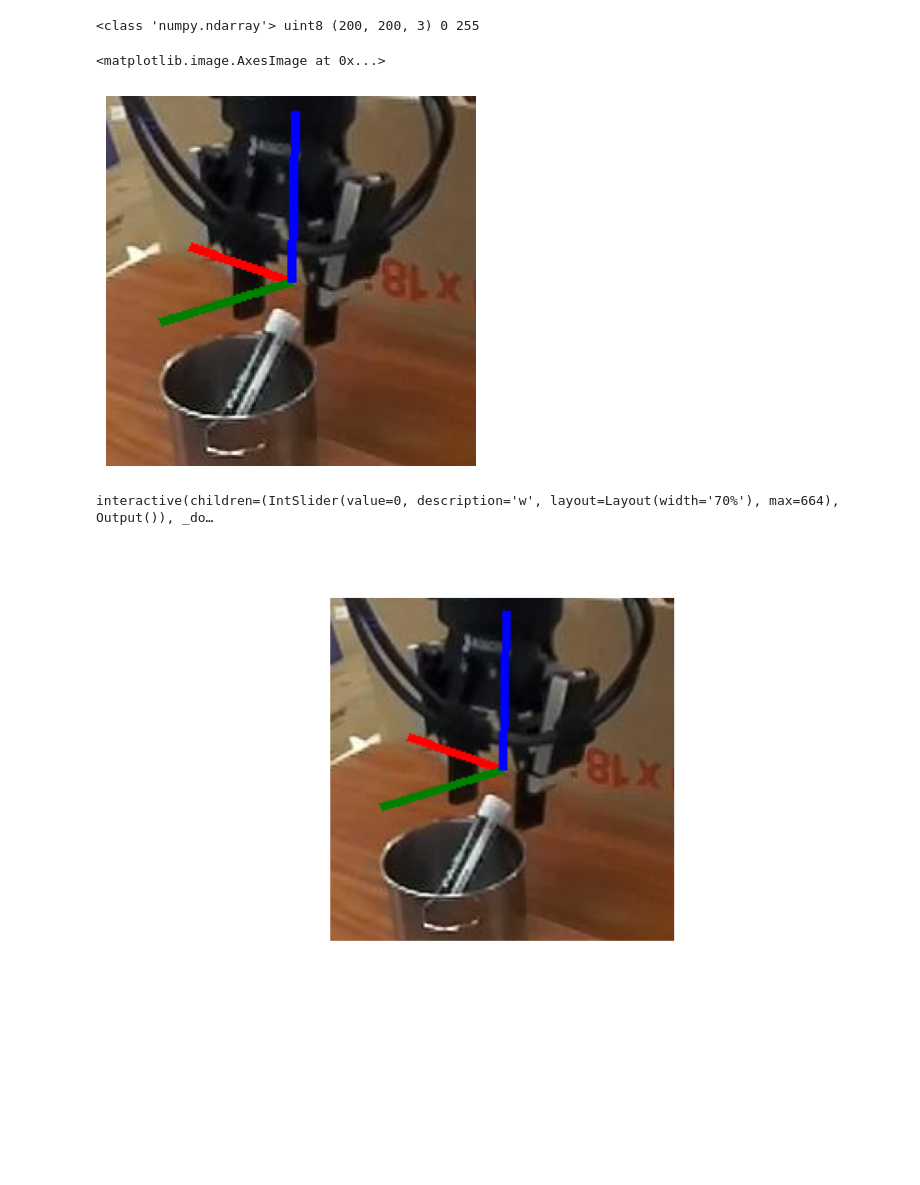
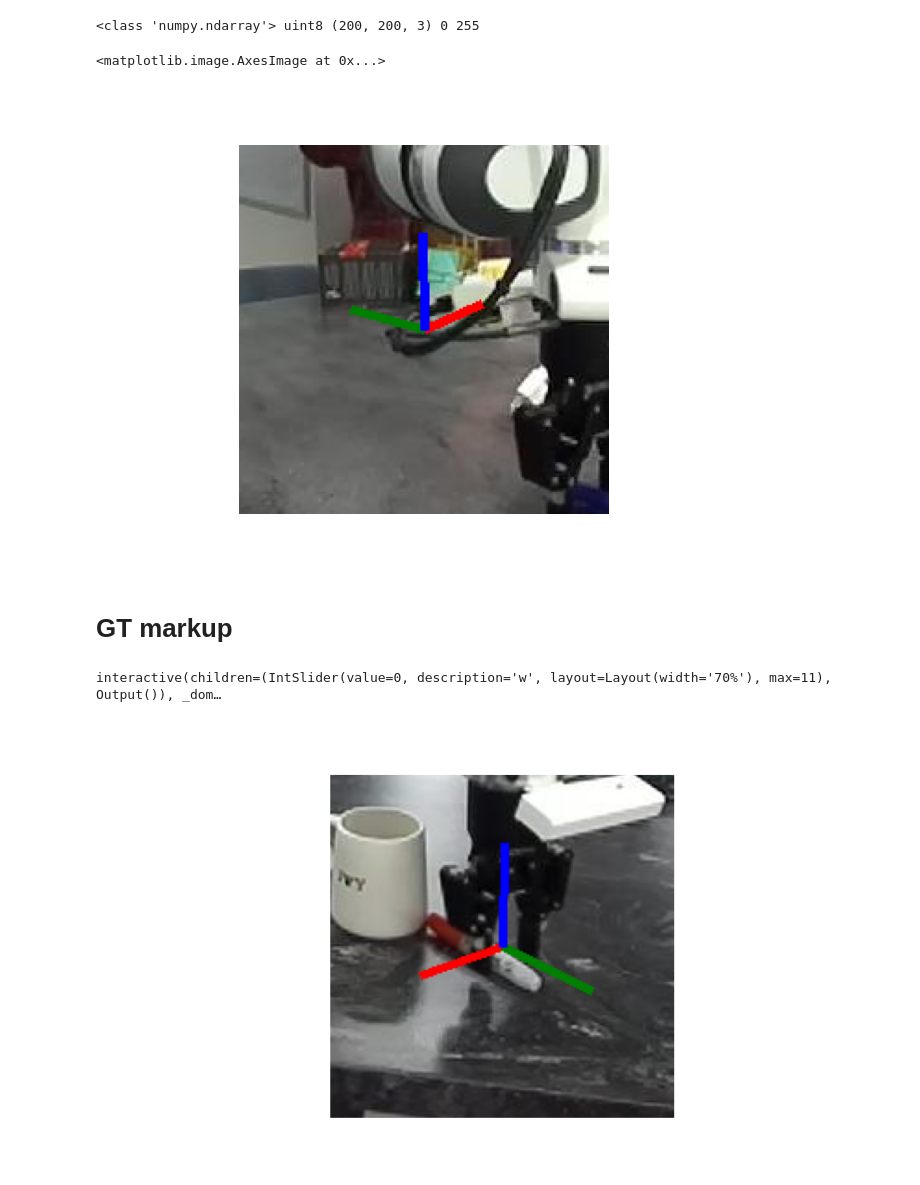
Before and after one commit to maximelianos/python-example-droid-dataset, a Jupyter notebook: test_real.ipynb, the cells around one changed output. Cells and saved outputs as stored; diff of their text form; code cells hidden in the pictures; blank space fills up the shorter version.

```diff
--- a/test_real.ipynb
+++ b/test_real.ipynb
@@ -108,0 +104,15 @@ Put the green object in the black bowl
+# %%
+total_transform, image, depth, caption = load_episode(10)
+print(caption)
+print(total_transform)
+imginfo(image)
+
+print("depth")
+imginfo(depth)
+
+figsize = (6, 6)
+fig, axs = plt.subplots(2, 1, figsize=figsize)
+axs[0].set_axis_off()
+axs[0].imshow(depth, cmap="Greys")
+axs[1].set_axis_off()
+axs[1].imshow(image)
@@ -109,5 +129,12 @@ Put the green object in the black bowl
 # %%
 from PIL import ImageDraw
+
+def pad_crop(image, x, y, w) -> np.ndarray:
+    _padded = np.pad(image, ((w, w), (w, w), (0, 0)))
+    x = int(x + w)
+    y = int(y + w)
+    crop = _padded[y - w: y + w, x - w: x + w, :]
+    return crop
 
 def show_pose(image, total_transform) -> np.ndarray:
     """
@@ -136,40 +163,38 @@ def show_pose(image, total_transform) -> np.ndarray:
     z = np.array([0, 0, dist])
 
     c = project(c, total_transform) # [x y]
     x = project(x, total_transform)
     y = project(y, total_transform)
     z = project(z, total_transform)
     # print("O", c)
     # print("X", x)
     # print("Y", y)
     # print("Z", z)
 
     im = Image.fromarray(image)
     draw = ImageDraw.Draw(im)
     draw.line((c[0], c[1], x[0], x[1]), fill="red", width=5)
     draw.line((c[0], c[1], y[0], y[1]), fill="green", width=5)
     draw.line((c[0], c[1], z[0], z[1]), fill="blue", width=5)
 
     # convert image back to numpy and crop
     # https://www.pythoninformer.com/python-libraries/numpy/image-operations/
 
-    array = np.asarray(im)
-    cropw = 100
-    _padded = np.pad(array, ((cropw, cropw), (cropw, cropw), (0, 0)))
-    _cx = int(c[0] + cropw)
-    _cy = int(c[1] + cropw)
-    crop = _padded[_cy - cropw: _cy + cropw, _cx - cropw: _cx + cropw, :]
+    pose_image = np.asarray(im)
+    crop = pad_crop(pose_image, c[0], c[1], 100)
     return crop
 
 plot = show_pose(image, total_transform)
 imginfo(plot)
 fig, ax = plt.subplots(1)
 ax.set_axis_off()
 ax.imshow(plot)
 # %% [output]
 <class 'numpy.ndarray'> uint8 (200, 200, 3) 0 255
 <matplotlib.image.AxesImage at 0x...>
-[figure, old version]
+[figure, new version]
+# %% [markdown]
+# GT markup
 # %%
 %matplotlib widget
 from ipywidgets import widgets, Layout, interact
@@ -178,7 +203,7 @@ line = None
 
 def update(w: int):
     global line
-    total_transform, image, caption = load_episode(w)
+    total_transform, image, depth, caption = load_episode(w)
     image_m = show_pose(image, total_transform)
     print(caption)
 
@@ -200,8 +225,8 @@ slider_w = widgets.IntSlider(
 interact(update, w=slider_w)
 pass
 # %% [output]
-interactive(children=(IntSlider(value=0, description='w', layout=Layout(width='70%'), max=664), Output()), _do…
+interactive(children=(IntSlider(value=0, description='w', layout=Layout(width='70%'), max=11), Output()), _dom…
-[figure, old version]
+[figure, new version]
 # %%
 %matplotlib widget
 from ipywidgets import widgets, Layout, interact
```
Also changed, not shown: parts of 5 cells of this notebook, 5 other files.
